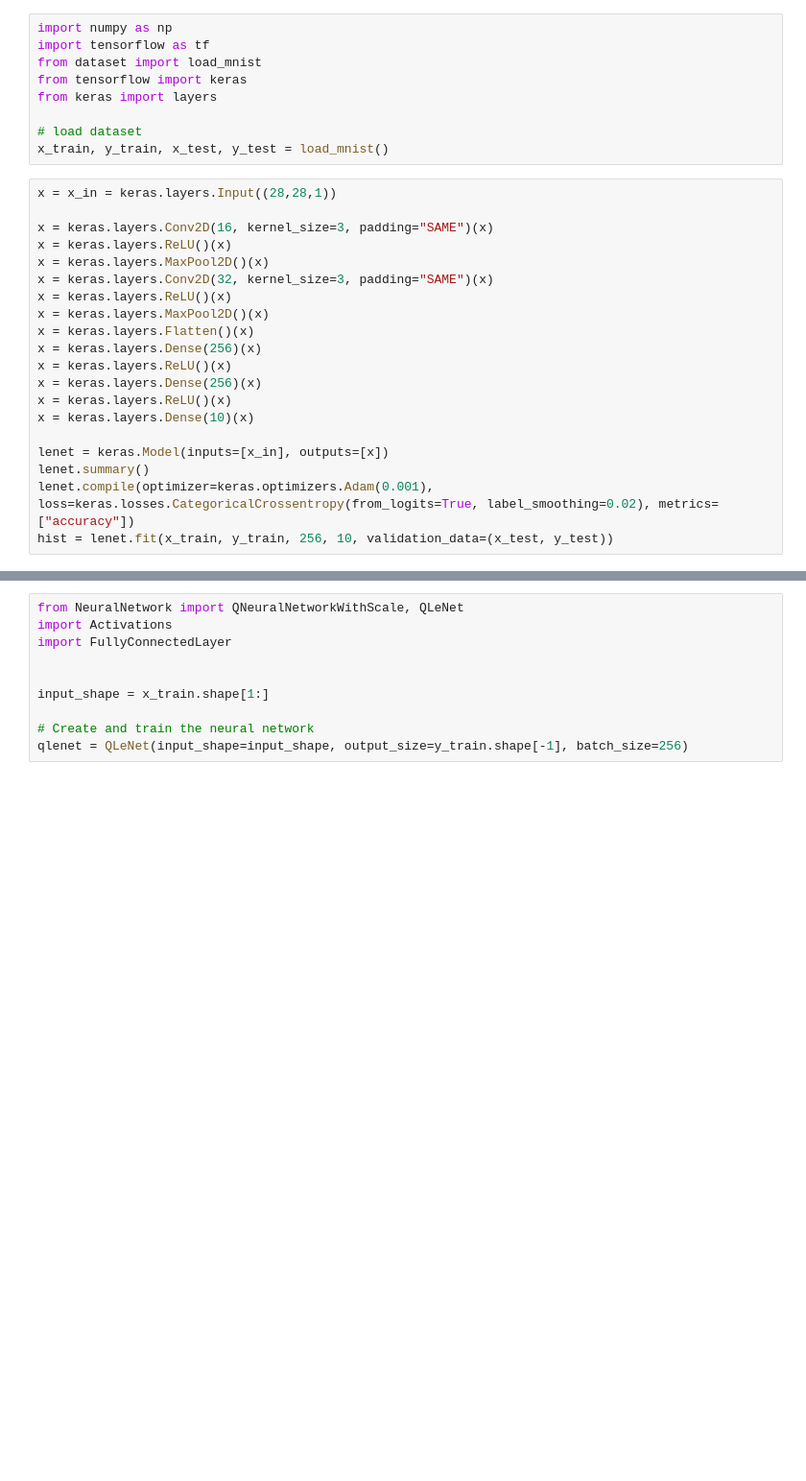
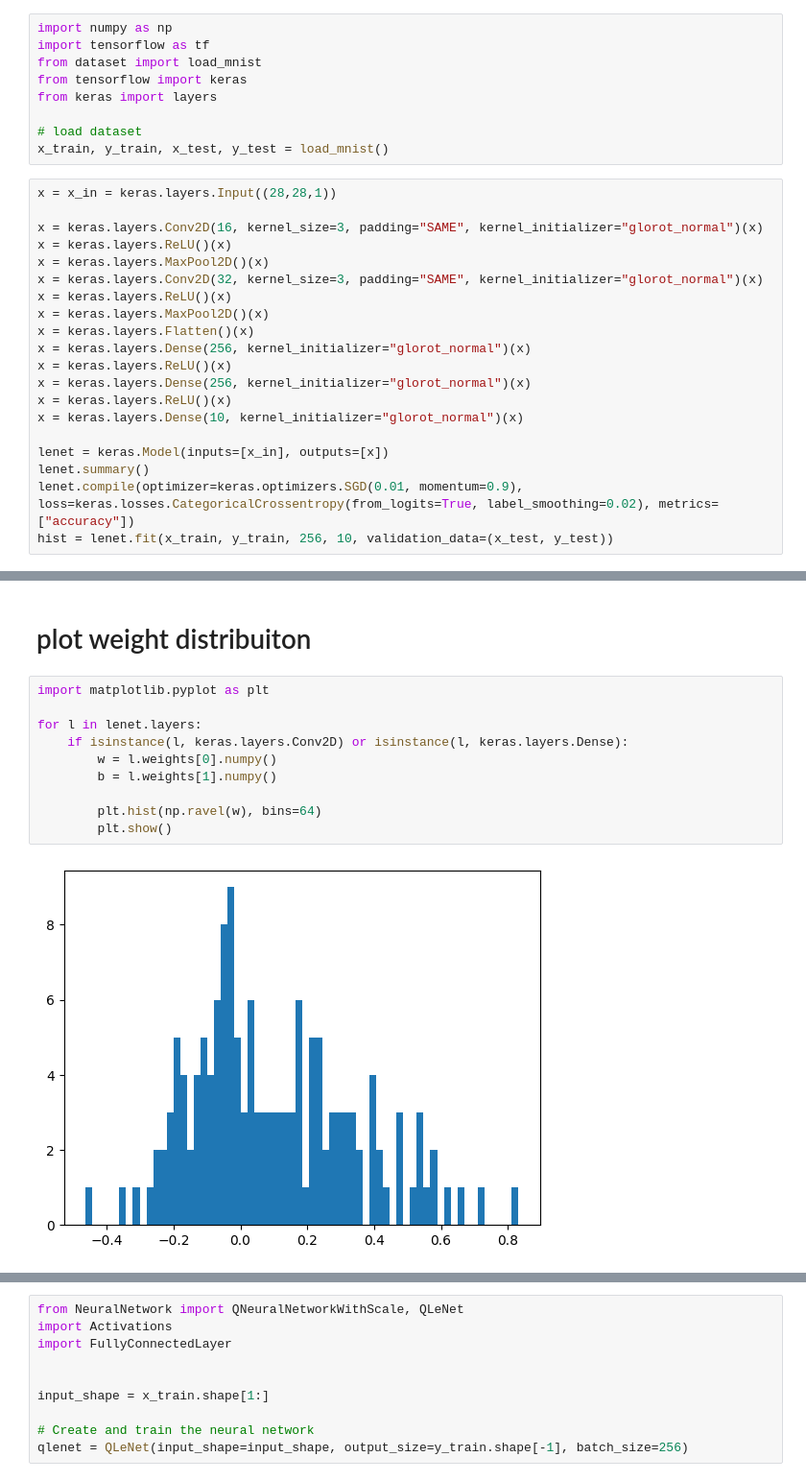
Before and after one commit to georgenardes/deep_nibble_dnn, a Jupyter notebook: mlp_from_scratch/dn_quantization_conv.ipynb, the cells around one changed output, grey strips where cells are left out. Shown at 96% size. Drawn from its saved outputs; the diff is of its cells as text; blank space fills up the shorter version.

Commit message:
iniciado experimento com quantização de uma lenet, mas interropido para implementar nova ideia de usar adam como otimizador

```diff
--- a/mlp_from_scratch/dn_quantization_conv.ipynb
+++ b/mlp_from_scratch/dn_quantization_conv.ipynb
@@ -12,20 +12,20 @@ x_train, y_train, x_test, y_test = load_mnist()
 # %%
 x = x_in = keras.layers.Input((28,28,1))
 
-x = keras.layers.Conv2D(16, kernel_size=3, padding="SAME")(x)
+x = keras.layers.Conv2D(16, kernel_size=3, padding="SAME", kernel_initializer="glorot_normal")(x)
 x = keras.layers.ReLU()(x)
 x = keras.layers.MaxPool2D()(x)
-x = keras.layers.Conv2D(32, kernel_size=3, padding="SAME")(x)
+x = keras.layers.Conv2D(32, kernel_size=3, padding="SAME", kernel_initializer="glorot_normal")(x)
 x = keras.layers.ReLU()(x)
 x = keras.layers.MaxPool2D()(x)
 x = keras.layers.Flatten()(x)
-x = keras.layers.Dense(256)(x)
+x = keras.layers.Dense(256, kernel_initializer="glorot_normal")(x)
 x = keras.layers.ReLU()(x)
-x = keras.layers.Dense(256)(x)
+x = keras.layers.Dense(256, kernel_initializer="glorot_normal")(x)
 x = keras.layers.ReLU()(x)
-x = keras.layers.Dense(10)(x)
+x = keras.layers.Dense(10, kernel_initializer="glorot_normal")(x)
 
 lenet = keras.Model(inputs=[x_in], outputs=[x])
 lenet.summary()
-lenet.compile(optimizer=keras.optimizers.Adam(0.001), loss=keras.losses.CategoricalCrossentropy(from_logits=True, label_smoothing=0.02), metrics=["accuracy"])
+lenet.compile(optimizer=keras.optimizers.SGD(0.01, momentum=0.9), loss=keras.losses.CategoricalCrossentropy(from_logits=True, label_smoothing=0.02), metrics=["accuracy"])
 hist = lenet.fit(x_train, y_train, 256, 10, validation_data=(x_test, y_test))
@@ -31,0 +50,14 @@ hist = lenet.fit(x_train, y_train, 256, 10, validation_data=(x_test, y_test))
+# %% [markdown]
+# plot weight distribuiton
+# %%
+import matplotlib.pyplot as plt
+
+for l in lenet.layers:
+    if isinstance(l, keras.layers.Conv2D) or isinstance(l, keras.layers.Dense):
+        w = l.weights[0].numpy()
+        b = l.weights[1].numpy()
+
+        plt.hist(np.ravel(w), bins=64)
+        plt.show()
+# %% [output]
+[figure, added]
```
Also changed, not shown: parts of 6 cells of this notebook, 1 other file.
